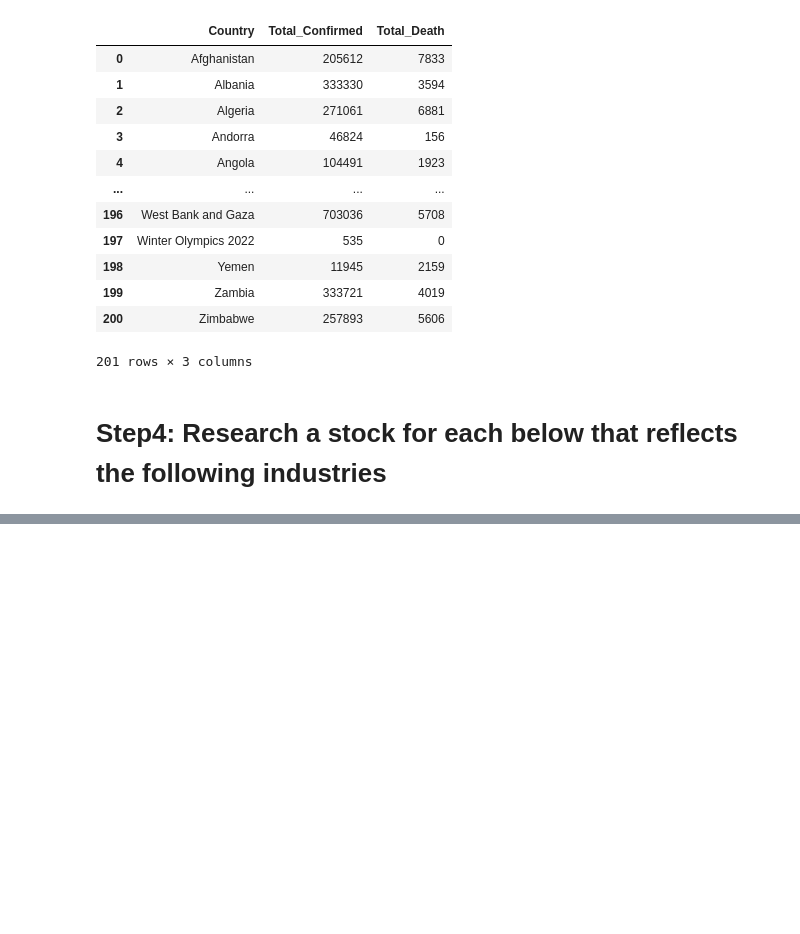
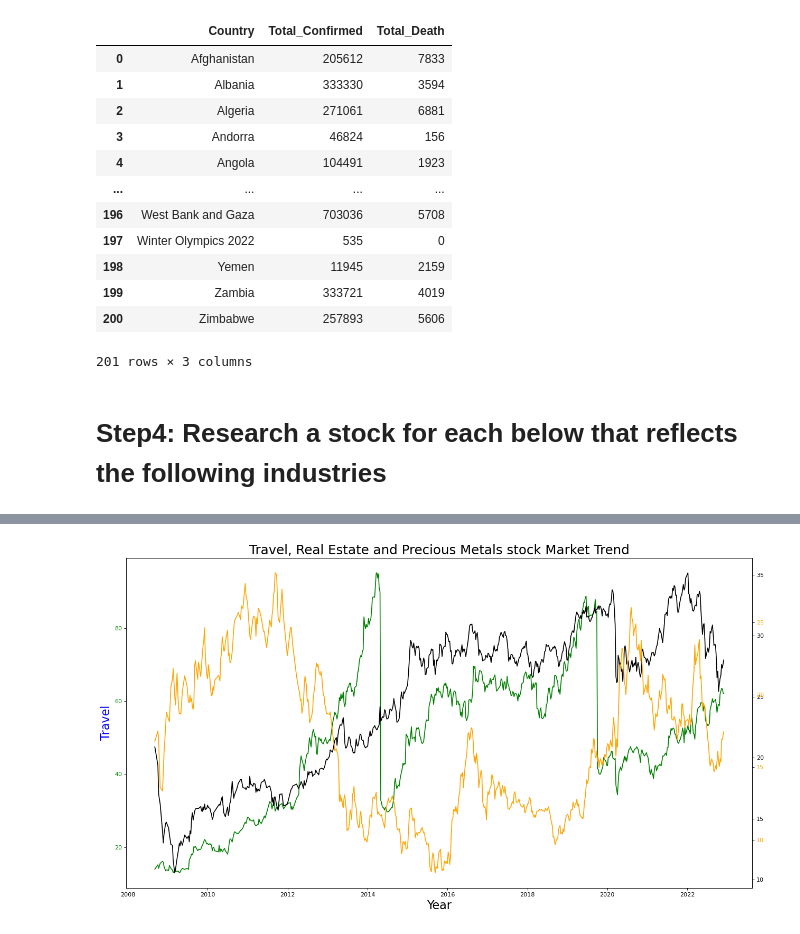
Before and after one commit to Ze-Michelle-Sun/The-Impact-of-COVID-19-on-the-Stock-Market, a Jupyter notebook: PDS_Covid19_StockMarket.ipynb, the cells around one changed output, grey strips where cells are left out. Cells and saved outputs as stored; diff of their text form; code cells hidden in the pictures; blank space fills up the shorter version.

```diff
--- a/PDS_Covid19_StockMarket.ipynb
+++ b/PDS_Covid19_StockMarket.ipynb
@@ -220,0 +431,46 @@ alpha
+# %%
+# Set x,y columns
+x=df_5stocks['date']
+y3=df_5stocks['Travel_high']
+y4=df_5stocks['RealEstate_high']
+y5=df_5stocks['PreciousMetals_high']
+
+
+# Plot travel stock line
+fig,ax3=plt.subplots(1,1,figsize=(16,9),dpi=80)
+ax3.plot(x,y3,color='green')
+ax3.set_title("Travel, Real Estate and Precious Metals stock Market Trend", fontsize=22)
+
+# Plot real estate stock ETF line
+ax4=ax3.twinx()
+ax4.plot(x,y4,color='black')
+
+# Plot precious metals stock ETF line
+ax5=ax3.twinx()
+ax5.plot(x,y5,color='orange')
+
+# Decorations
+# ax1(left y axis)
+ax3.set_xlabel('Year', fontsize=20)
+ax3.set_ylabel('Travel', color='blue', fontsize=20)
+ax3.tick_params(axis='y', labelcolor='green')
+
+# ax2(right y axis)
+ax2.set_ylabel("Canadian iShares S&P/TSX 60 Index Fund", color='red', fontsize=20)
+ax2.tick_params(axis='y', labelcolor='red')
+ax2.set_ylabel("Canadian iShares S&P/TSX 60 Index Fund", color='red', fontsize=20)
+
+# ax3(right y axis)
+ax3.tick_params(axis='y', labelcolor='green')
+
+# ax3(right y axis)
+ax2.set_ylabel("S&P/TSX 60 and S&P/TSX Global Gold Index ETF", color='red', fontsize=20)
+ax4.tick_params(axis='y', labelcolor='black')
+
+# ax3(right y axis)
+ax5.tick_params(axis='y', labelcolor='orange')
+
+fig.tight_layout()
+plt.show()
+# %% [output]
+[figure, added]
```
Also changed, not shown: parts of 40 cells of this notebook.
